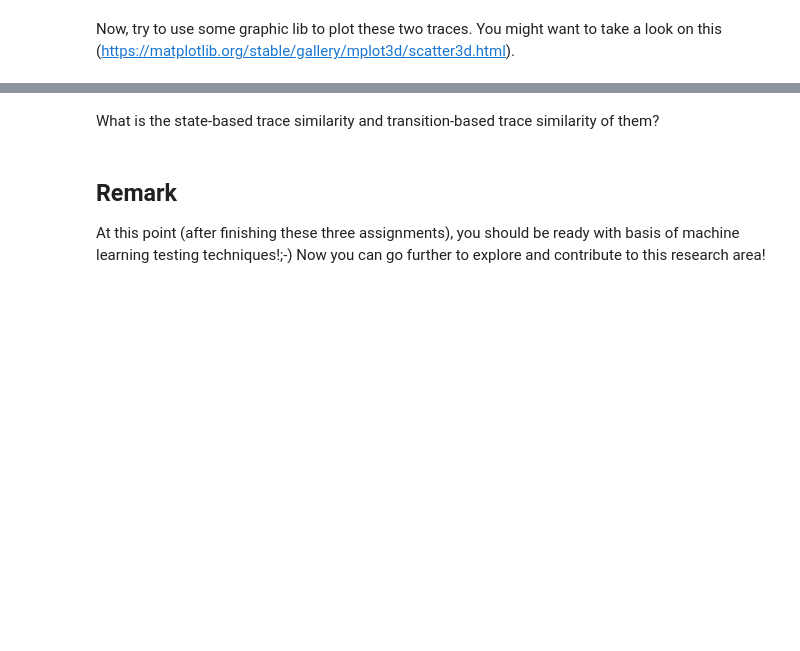
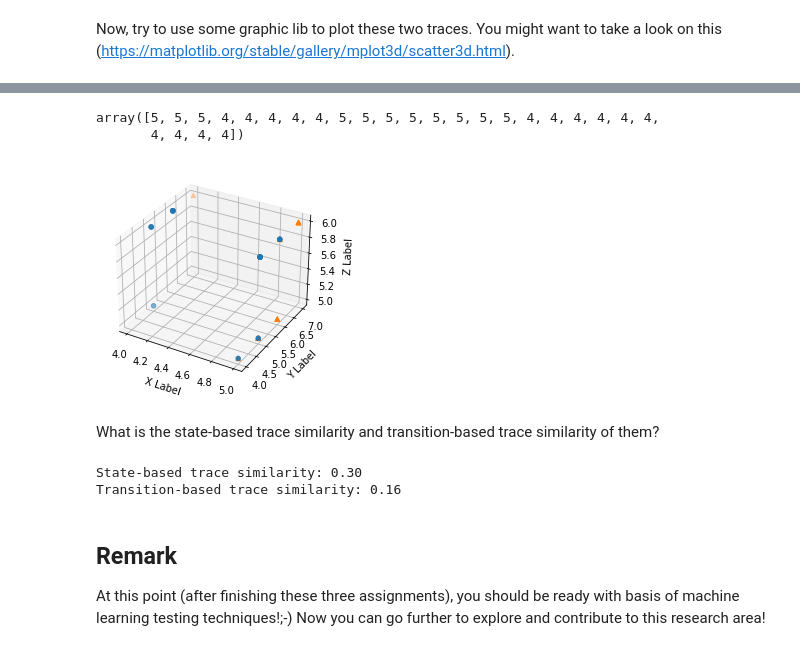
Before and after one commit to Sohrabbeig/MLSE, a Jupyter notebook: Assignment3/HW3.ipynb, the cells around one changed output, grey strips where cells are left out. Drawn from its saved outputs; the diff is of its cells as text; code cells hidden in the pictures; blank space fills up the shorter version.

```diff
--- a/Assignment3/HW3.ipynb
+++ b/Assignment3/HW3.ipynb
@@ -468,0 +462,15 @@ text2 = "House kills FDA proposal, House lawmakers yesterday killed a Senate pro
+# %%
+# ======= Below is assignment TODO ======= #
+tr1, pred1 = get_trace(deep_stellar, text1)
+tr2, pred2 = get_trace(deep_stellar, text2)
+
+print("trace of text1:")
+print(tr1)
+print("prediction result for text1:")
+print(pred1)
+
+print("trace of text2:")
+print(tr2)
+print("prediction result for text2:")
+print(pred2)
+# ======= Above is assignment TODO ======= #
@@ -480,8 +517,38 @@ import matplotlib.pyplot as plt
+# %%
+tr1[:,0]
+# %% [output]
+array([5, 5, 5, 4, 4, 4, 4, 4, 5, 5, 5, 5, 5, 5, 5, 5, 4, 4, 4, 4, 4, 4,
+       4, 4, 4, 4])
+# %%
+import matplotlib.pyplot as plt
+
+# ======= Below is assignment TODO ======= #
+fig = plt.figure()
+ax = fig.add_subplot(projection='3d')
+
+for m, trace in [('o', tr1), ('^', tr2)]:
+    xs = trace[:,0]
+    ys = trace[:,1]
+    zs = trace[:,2]
+    ax.scatter(xs, ys, zs, marker=m)
+
+ax.set_xlabel('X Label')
+ax.set_ylabel('Y Label')
+ax.set_zlabel('Z Label')
+
+plt.show()
+
+# ======= Above is assignment TODO ======= #
+# %% [output]
+[figure, added]
 # %% [markdown]
 What is the state-based trace similarity and transition-based trace similarity of them?
 # %%
 print('State-based trace similarity: %.2f' % state_based_trace_similarity(tr1, tr2))
 print('Transition-based trace similarity: %.2f' % transition_based_trace_similarity(tr1, tr2))
+# %% [output]
+State-based trace similarity: 0.30
+Transition-based trace similarity: 0.16
 # %% [markdown]
 ## Remark
 
```
Also changed, not shown: parts of 4 cells of this notebook.
